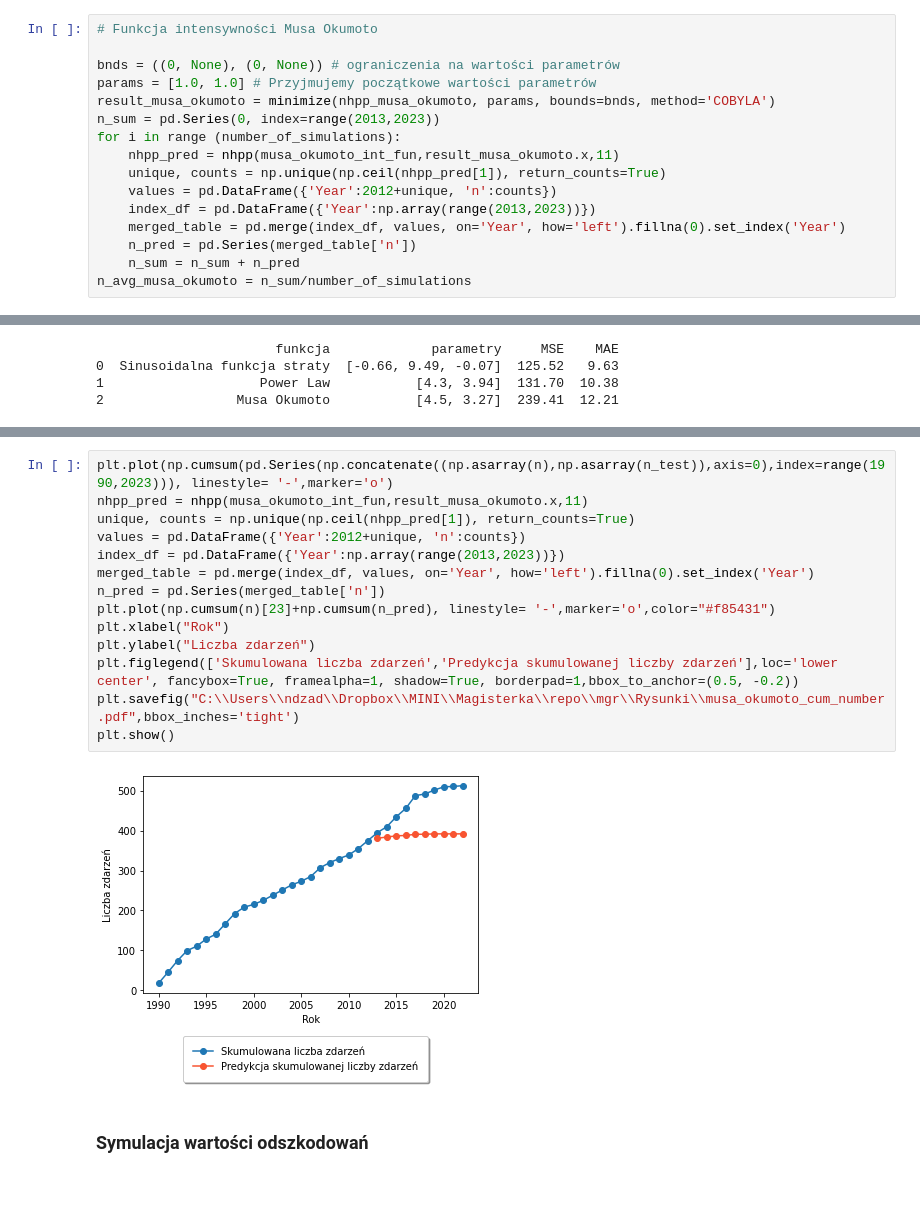
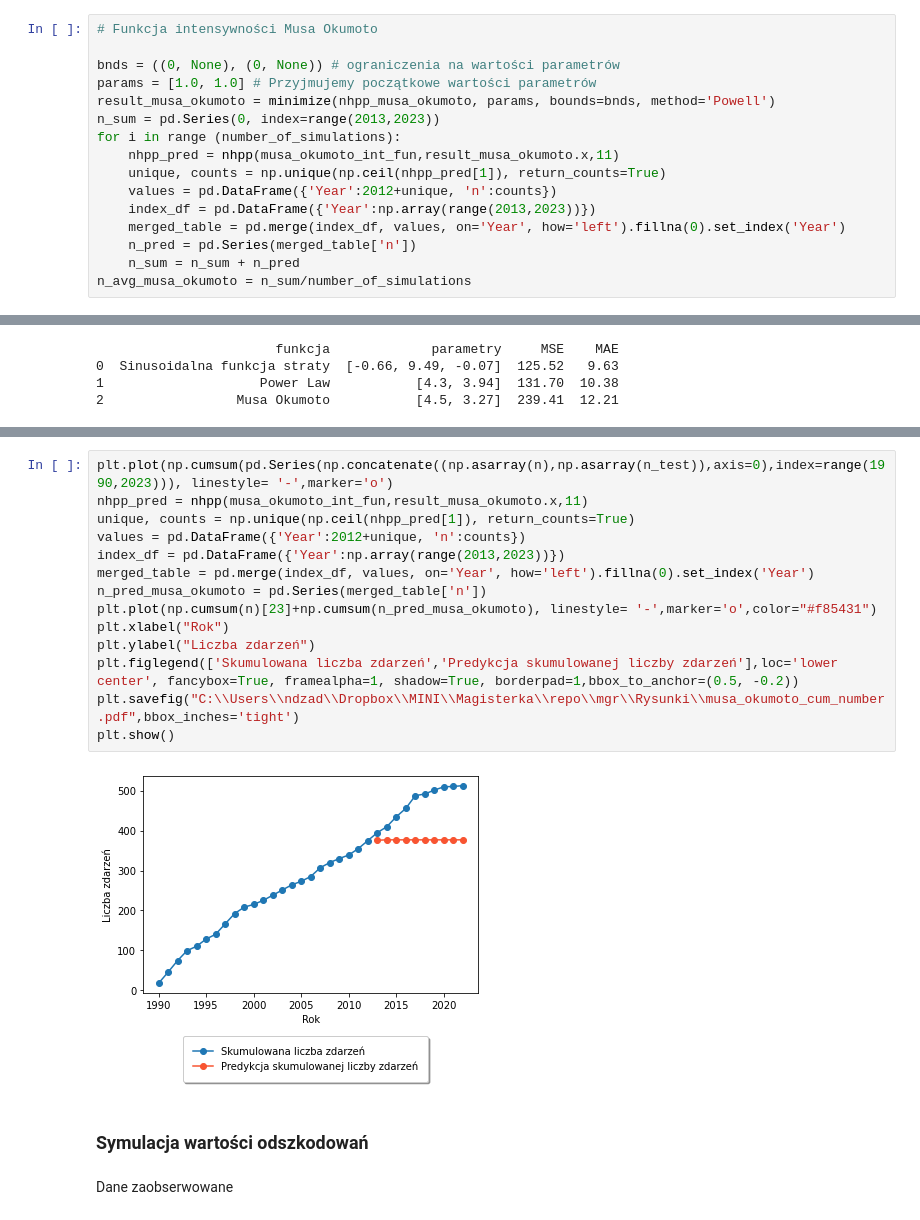
Before and after one commit to ndzadz/mgr, a Jupyter notebook: Symulacje.ipynb, the cells around one changed output, grey strips where cells are left out. Cells and saved outputs as stored; diff of their text form; blank space fills up the shorter version.

```diff
--- a/Symulacje.ipynb
+++ b/Symulacje.ipynb
@@ -434,7 +437,7 @@ n_avg_power_law = n_sum/number_of_simulations
 
 bnds = ((0, None), (0, None)) # ograniczenia na wartości parametrów
 params = [1.0, 1.0] # Przyjmujemy początkowe wartości parametrów
-result_musa_okumoto = minimize(nhpp_musa_okumoto, params, bounds=bnds, method='COBYLA')
+result_musa_okumoto = minimize(nhpp_musa_okumoto, params, bounds=bnds, method='Powell')
 n_sum = pd.Series(0, index=range(2013,2023))
 for i in range (number_of_simulations):
     nhpp_pred = nhpp(musa_okumoto_int_fun,result_musa_okumoto.x,11)
@@ -543,18 +546,20 @@ plt.show()
 # %%
 plt.plot(np.cumsum(pd.Series(np.concatenate((np.asarray(n),np.asarray(n_test)),axis=0),index=range(1990,2023))), linestyle= '-',marker='o')
 nhpp_pred = nhpp(musa_okumoto_int_fun,result_musa_okumoto.x,11)
 unique, counts = np.unique(np.ceil(nhpp_pred[1]), return_counts=True)
 values = pd.DataFrame({'Year':2012+unique, 'n':counts})
 index_df = pd.DataFrame({'Year':np.array(range(2013,2023))})
 merged_table = pd.merge(index_df, values, on='Year', how='left').fillna(0).set_index('Year')
-n_pred = pd.Series(merged_table['n'])
-plt.plot(np.cumsum(n)[23]+np.cumsum(n_pred), linestyle= '-',marker='o',color="#f85431")
+n_pred_musa_okumoto = pd.Series(merged_table['n'])
+plt.plot(np.cumsum(n)[23]+np.cumsum(n_pred_musa_okumoto), linestyle= '-',marker='o',color="#f85431")
 plt.xlabel("Rok")
 plt.ylabel("Liczba zdarzeń")
 plt.figlegend(['Skumulowana liczba zdarzeń','Predykcja skumulowanej liczby zdarzeń'],loc='lower center', fancybox=True, framealpha=1, shadow=True, borderpad=1,bbox_to_anchor=(0.5, -0.2))
 plt.savefig("C:\\Users\\ndzad\\Dropbox\\MINI\\Magisterka\\repo\\mgr\\Rysunki\\musa_okumoto_cum_number.pdf",bbox_inches='tight')
 plt.show()
 # %% [output]
-[figure, old version]
+[figure, new version]
 # %% [markdown]
 ### Symulacja wartości odszkodowań
+# %% [markdown]
+Dane zaobserwowane
```
Also changed, not shown: parts of 66 cells of this notebook, 25 other files.
